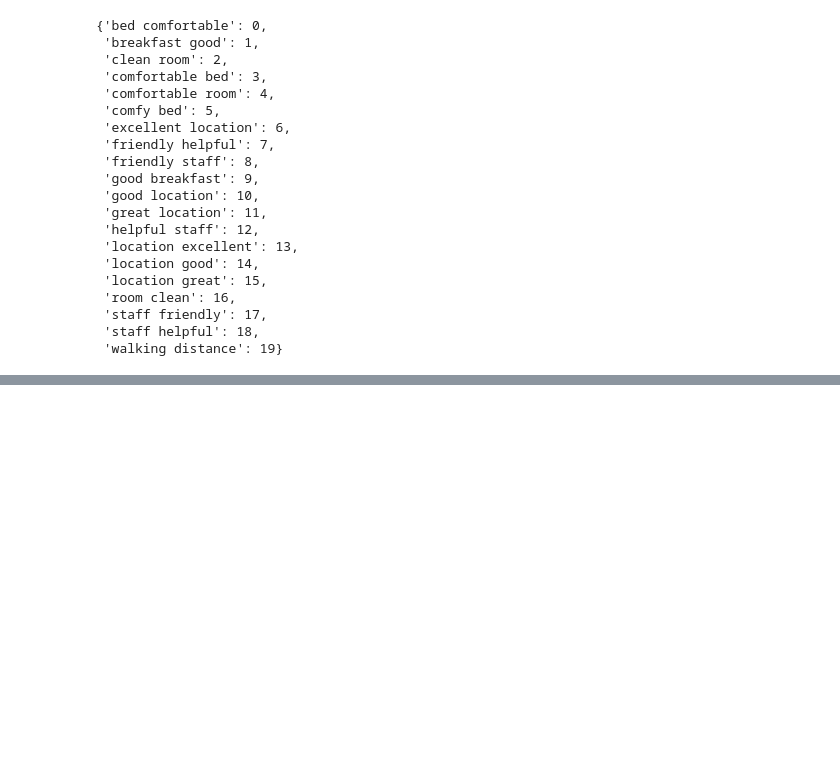
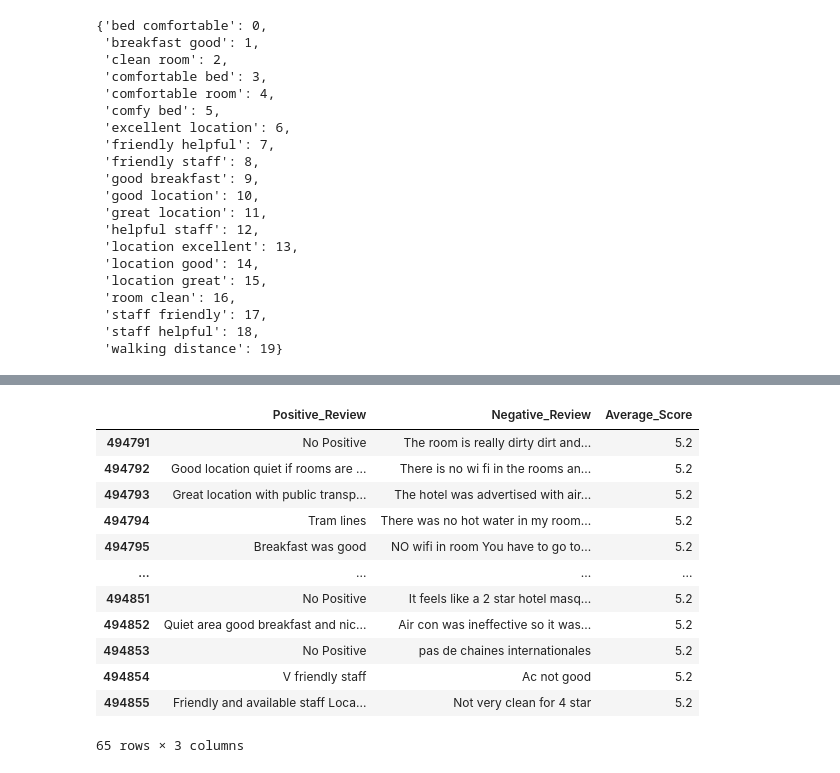
Before and after one commit to ArvindRajen/Conceptual_Analysis, a Jupyter notebook: Hotel_Reviews_EDA.ipynb, the cells around one changed output, grey strips where cells are left out. Drawn from its saved outputs; the diff is of its cells as text; code cells hidden in the pictures; blank space fills up the shorter version.

```diff
--- a/Hotel_Reviews_EDA.ipynb
+++ b/Hotel_Reviews_EDA.ipynb
@@ -227,0 +278,16 @@ the most important words in Positive Reviews:
+# %%
+df[df.Hotel_Name == 'Hotel Liberty'][['Positive_Review','Negative_Review','Average_Score']]
+# %% [output]
+|  | Positive_Review | Negative_Review | Average_Score |
+| 494791 | No Positive | The room is really dirty dirt and... | 5.2 |
+| 494792 | Good location quiet if rooms are ... | There is no wi fi in the rooms an... | 5.2 |
+| 494793 | Great location with public transp... | The hotel was advertised with air... | 5.2 |
+| 494794 | Tram lines | There was no hot water in my room... | 5.2 |
+| 494795 | Breakfast was good | NO wifi in room You have to go to... | 5.2 |
+| ... | ... | ... | ... |
+| 494851 | No Positive | It feels like a 2 star hotel masq... | 5.2 |
+| 494852 | Quiet area good breakfast and nic... | Air con was ineffective so it was... | 5.2 |
+| 494853 | No Positive | pas de chaines internationales | 5.2 |
+| 494854 | V friendly staff | Ac not good | 5.2 |
+| 494855 | Friendly and available staff Loca... | Not very clean for 4 star | 5.2 |
+65 rows × 3 columns
```
Also changed, not shown: parts of 2 cells of this notebook.
